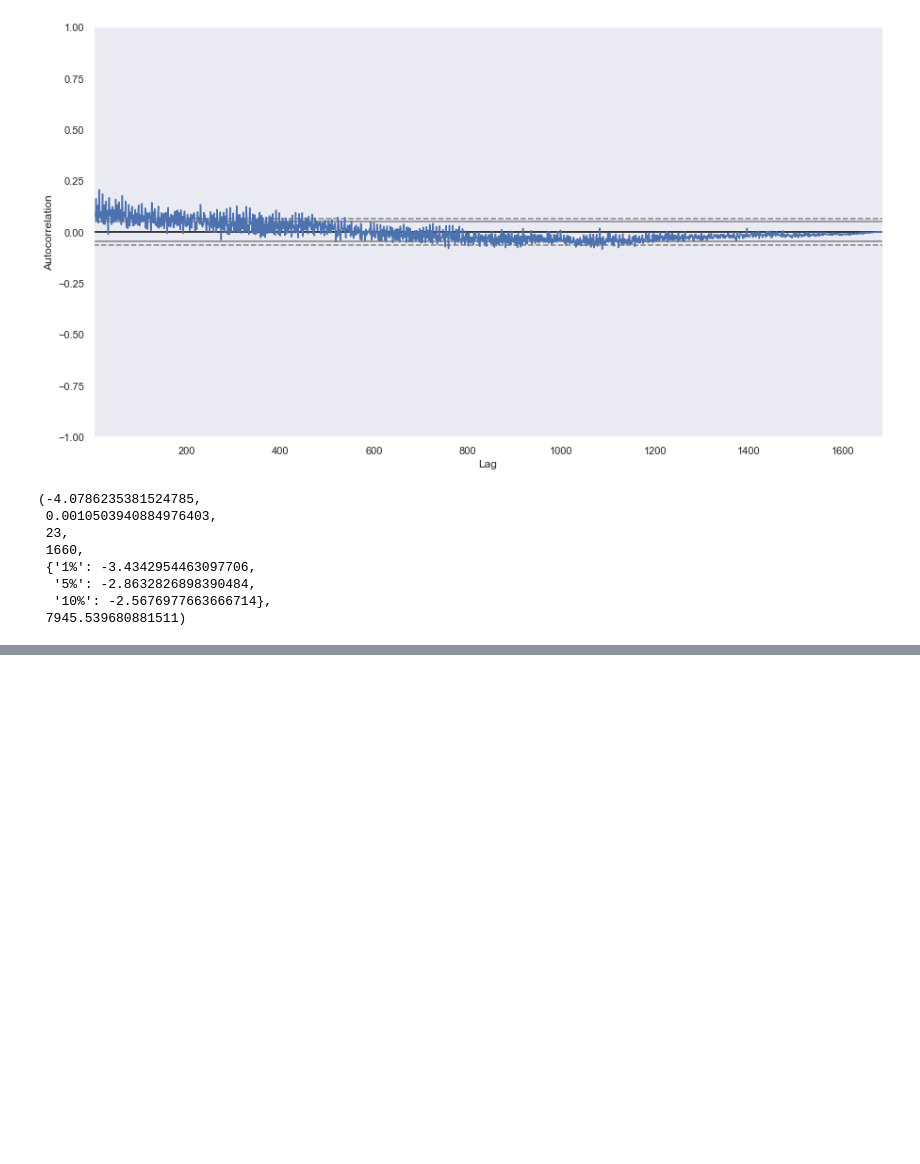
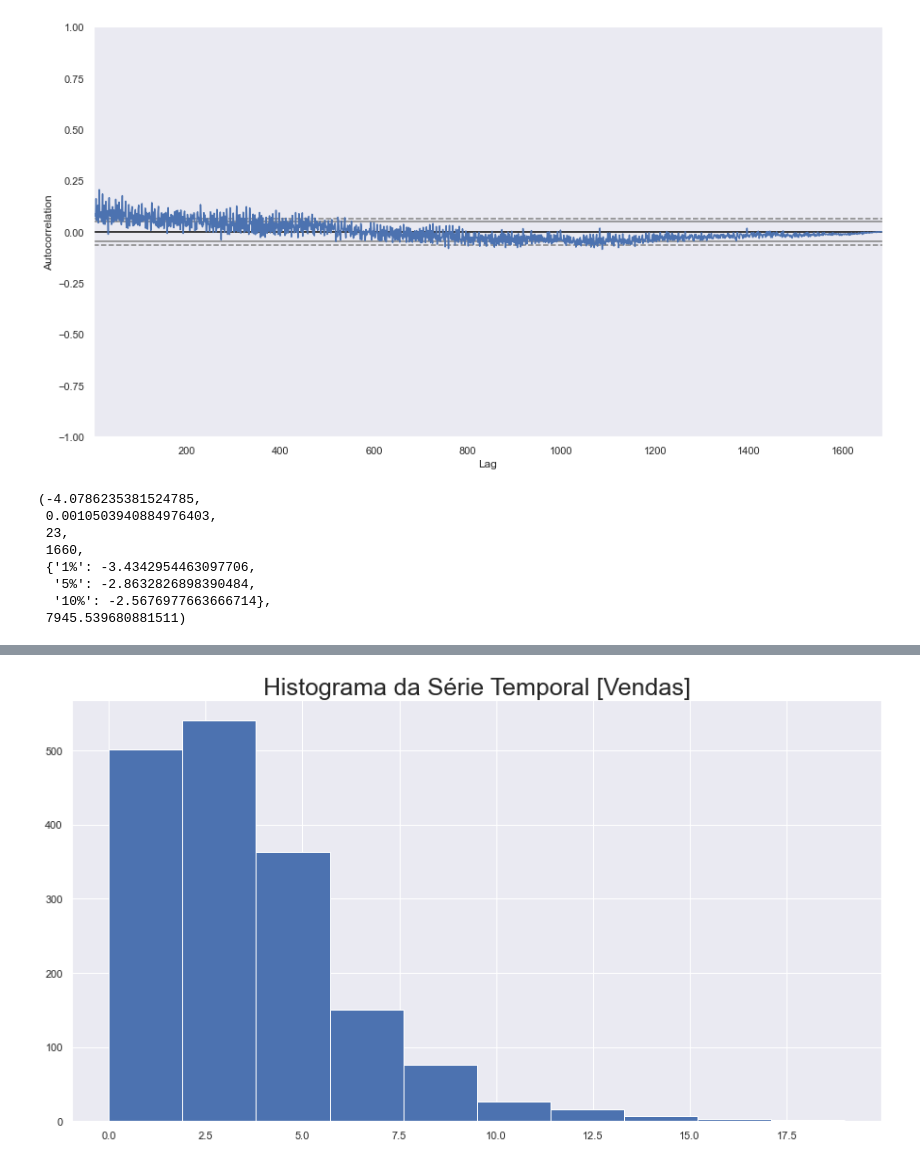
Before and after one commit to willianpina/Time_Series_Studies, a Jupyter notebook: series_temporais.ipynb, the cells around one changed output, grey strips where cells are left out. Cells and saved outputs as stored; diff of their text form; code cells hidden in the pictures; blank space fills up the shorter version.

```diff
--- a/series_temporais.ipynb
+++ b/series_temporais.ipynb
@@ -278,0 +294,6 @@ stattools.adfuller(sales['sales'])
+# %%
+sales['sales'].hist()
+plt.title("Histograma da Série Temporal [Vendas]", fontsize=25)
+plt.show()
+# %% [output]
+[figure, added]
```
Also changed, not shown: parts of 2 cells of this notebook.
